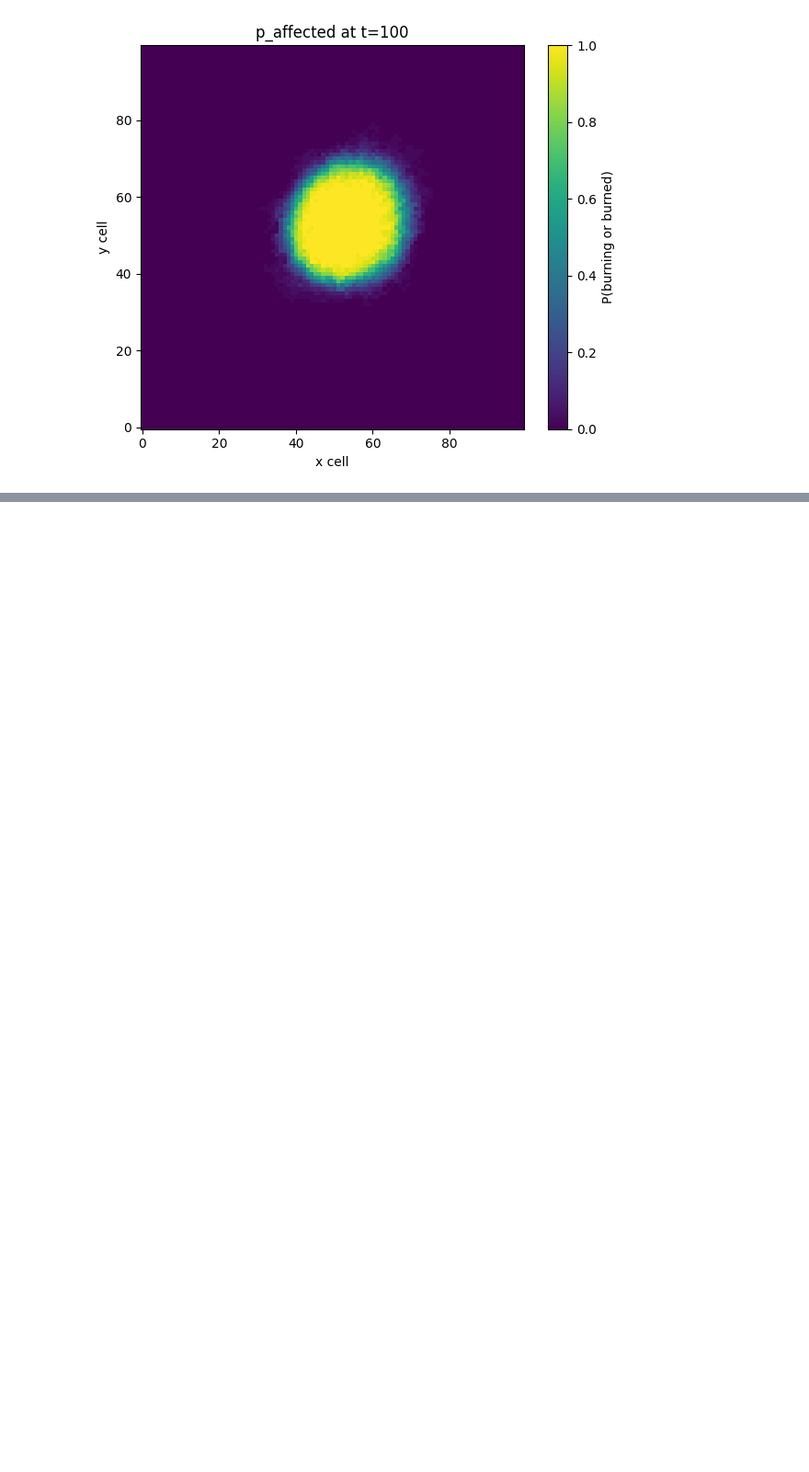
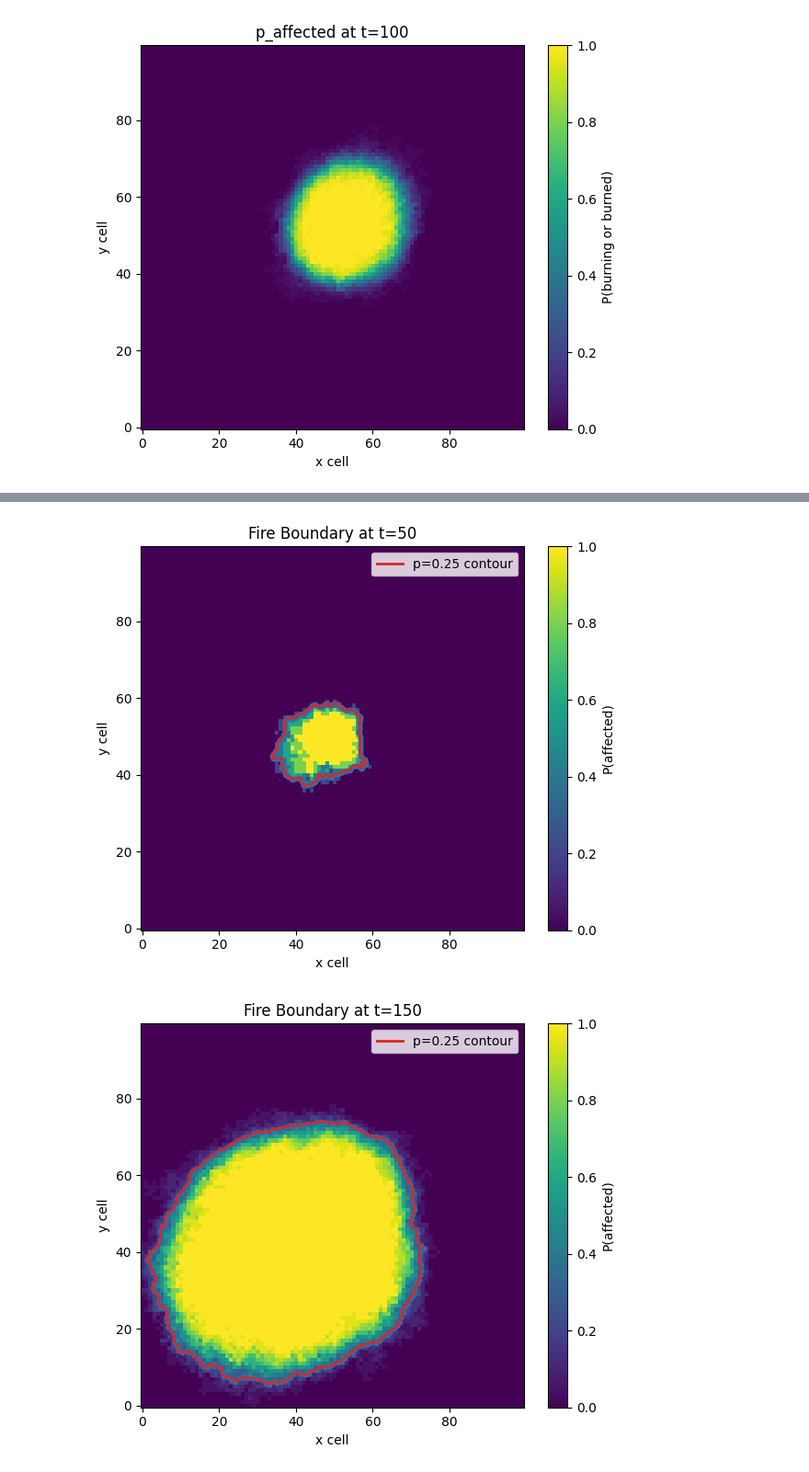
Before and after one commit to joshgreenwa/PyroFinsler, a Jupyter notebook: Updated L48 Fire Model.ipynb, the cells around one changed output, grey strips where cells are left out. Shown at 92% size. Saved outputs shown, nothing was run; the diff lists cells and outputs as text; code cells hidden in the pictures; blank space fills up the shorter version.

```diff
--- a/Updated L48 Fire Model.ipynb
+++ b/Updated L48 Fire Model.ipynb
@@ -742,2 +1057,80 @@ model.plot_firestate(reupdated_fire_snapshot, kind="p_affected", title="Aggregat
 [figure]
 'updated_fire_snapshot = model.simulate_from_firestate(\n    fire_snapshot, T=0, n_sims=20, ros_mps=2, wind_coeff=0.6, diag=True\n)\n\nmodel.plot_firestate(updated_fire_snapshot, kind="p_affected", ti ...
+# %%
+# phi=0 => vertical, phi=pi/2 => horizontal
+drone_params = np.array([
+    #[42.0, 50.0, 0.0],          # left vertical barrier
+    [58.0, 50.0, 0.0],          # right vertical barrier
+    [50.0, 58.0, np.pi/2],      # top horizontal barrier
+    [50.0, 42.0, np.pi/2],      # bottom horizontal barrier
+], dtype=float)
+
+# Constant wind: mild south-westerly
+wind=np.zeros((100, 100, 2))
+wind[..., 0] = -3
+wind[..., 1] = -3
+
+default_env = FireEnv(
+    grid_size=(100, 100),
+    domain_km=10.0,
+    fuel=np.ones((100, 100)),
+    value=np.ones((100, 100)),
+    wind=wind,
+    burn_time_s0=300.0,
+    dt_s=1.0,
+    retardant_half_life_s = 500, #small for testing
+    retardant_k = 1.0,          #strong for testing
+)
+
+model = CAFireModel(default_env, seed=123)
+state = model.init_state_batch(n_sims=50, center=(50,50), radius_km=0.4)
+
+fire_evolved = model.simulate_from_ignition(
+    T=50, n_sims=5, center=(50, 50), radius_km=0.4,
+    ros_mps=2, wind_coeff=0.6, diag=True, drone_params=drone_params,
+)
+
+init_boundary = extract_fire_boundary(
+    fire_evolved,
+    K=200,
+    p_boundary=0.25,
+    field="affected",
+    anchor="max_x",
+    ccw=True
+)
+
+plot_fire_boundary(
+    fire_evolved,
+    init_boundary,
+    field="affected",
+    title="Fire Boundary at t=50"
+)
+
+updated_fire = model.simulate_from_firestate(
+    fire_evolved, T=150, n_sims=20, ros_mps=2, wind_coeff=0.6, diag=True
+)
+
+final_boundary = extract_fire_boundary(
+    updated_fire,
+    K=200,
+    p_boundary=0.25,
+    field="affected",
+    anchor="max_x",
+    ccw=True
+)
+
+plot_fire_boundary(
+    updated_fire,
+    final_boundary,
+    field="affected",
+    title="Fire Boundary at t=150"
+)
+
+x = model.discretise_between_boundaries(
+    init_fire_boundary=init_boundary,
+    final_fire_boundary=final_boundary)
+
+model.plot_search_domain(x)
+# %% [output]
+[figure, added]
+[figure, added]
```
Also changed, not shown: parts of 15 cells of this notebook.
